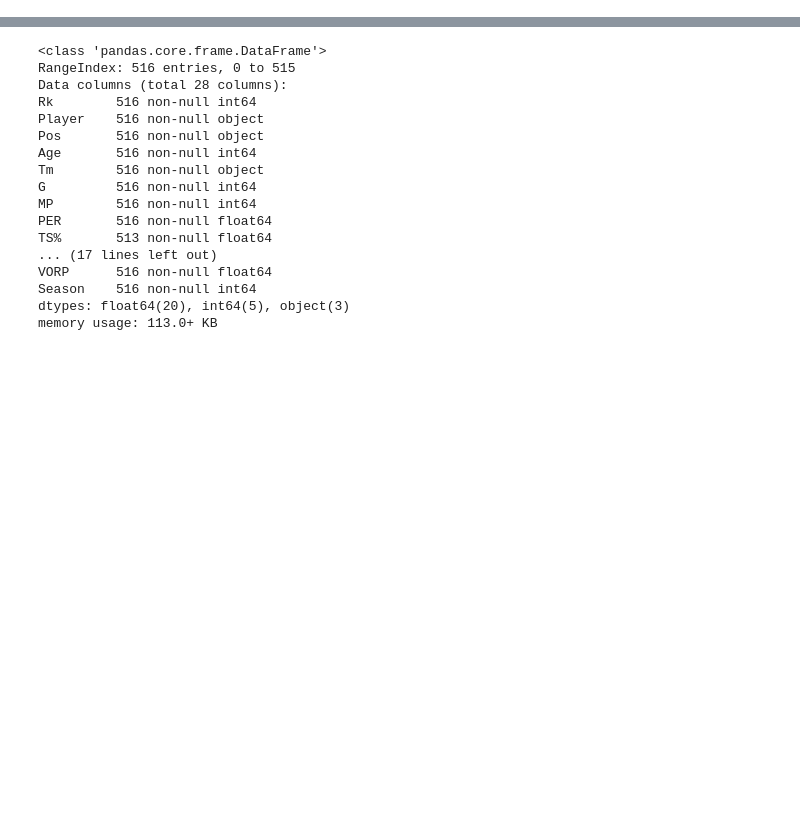
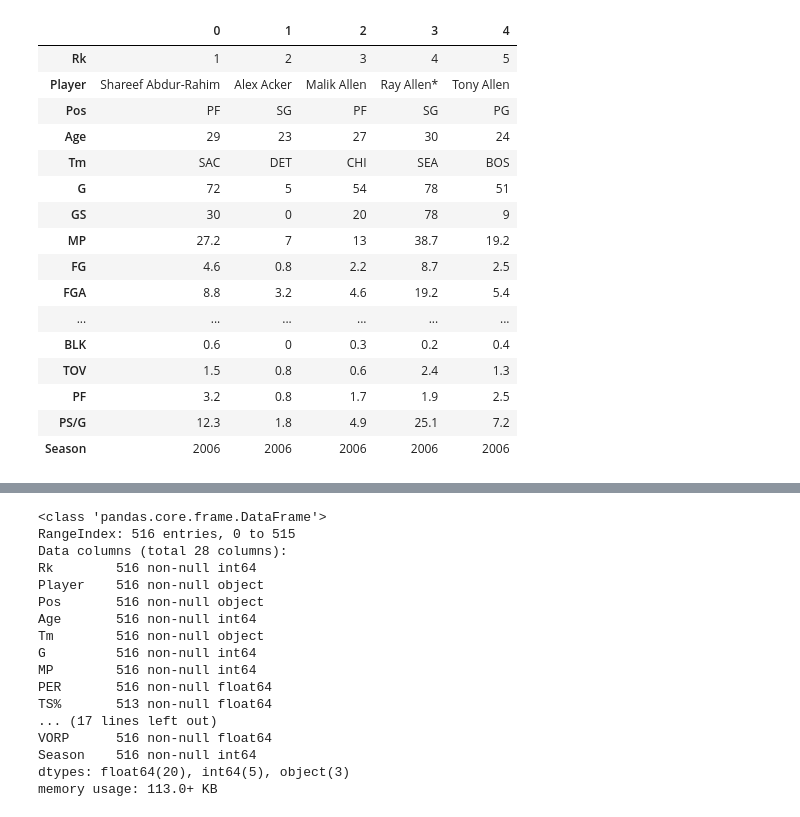
Before and after one commit to KirkAVoss/kv-capstone, a Jupyter notebook: NBAwinshare/notebooks/EDA_and_read_in_functionality.ipynb, the cells around one changed output, grey strips where cells are left out. Drawn from its saved outputs; the diff is of its cells as text; code cells hidden in the pictures; blank space fills up the shorter version.

```diff
--- a/NBAwinshare/notebooks/EDA_and_read_in_functionality.ipynb
+++ b/NBAwinshare/notebooks/EDA_and_read_in_functionality.ipynb
@@ -22,0 +38,20 @@ df0607 = read_advanced_season_stats('../data/advanced/2006-2007_player_advanced.
+# %%
+df0506pg.head().T
+# %% [output]
+|  | 0 | 1 | 2 | 3 | 4 |
+| Rk | 1 | 2 | 3 | 4 | 5 |
+| Player | Shareef Abdur-Rahim | Alex Acker | Malik Allen | Ray Allen* | Tony Allen |
+| Pos | PF | SG | PF | SG | PG |
+| Age | 29 | 23 | 27 | 30 | 24 |
+| Tm | SAC | DET | CHI | SEA | BOS |
+| G | 72 | 5 | 54 | 78 | 51 |
+| GS | 30 | 0 | 20 | 78 | 9 |
+| MP | 27.2 | 7 | 13 | 38.7 | 19.2 |
+| FG | 4.6 | 0.8 | 2.2 | 8.7 | 2.5 |
+| FGA | 8.8 | 3.2 | 4.6 | 19.2 | 5.4 |
+| ... | ... | ... | ... | ... | ... |
+| BLK | 0.6 | 0 | 0.3 | 0.2 | 0.4 |
+| TOV | 1.5 | 0.8 | 0.6 | 2.4 | 1.3 |
+| PF | 3.2 | 0.8 | 1.7 | 1.9 | 2.5 |
+| PS/G | 12.3 | 1.8 | 4.9 | 25.1 | 7.2 |
+| Season | 2006 | 2006 | 2006 | 2006 | 2006 |
```
Also changed, not shown: parts of 7 cells of this notebook.
